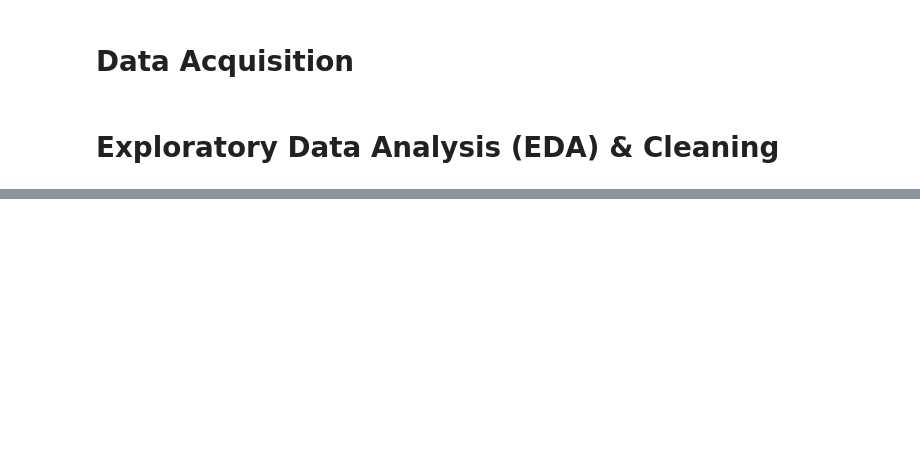
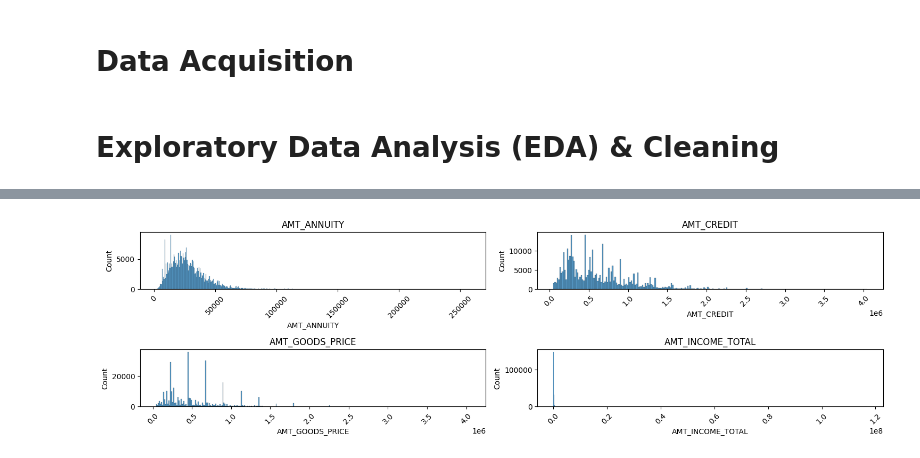
Before and after one commit to billyfrndz/homecredit_credit_scoring_model, a Jupyter notebook: model.ipynb, the cells around one changed output, grey strips where cells are left out. Cells and saved outputs as stored; diff of their text form; code cells hidden in the pictures; blank space fills up the shorter version.

```diff
--- a/model.ipynb
+++ b/model.ipynb
@@ -103,0 +260,11 @@ weighted avg       0.89      0.70      0.76     61503
+# %%
+plt.figure(figsize=(15, 6))
+for i, col in enumerate(df[amt].columns):
+    plt.subplot(3, 2, i+1)
+    sns.histplot(x=col, data=df)
+    plt.xticks(rotation=45)
+    plt.title(col)
+plt.tight_layout()
+plt.show()
+# %% [output]
+[figure, added]
```
Also changed, not shown: parts of 41 cells of this notebook.
